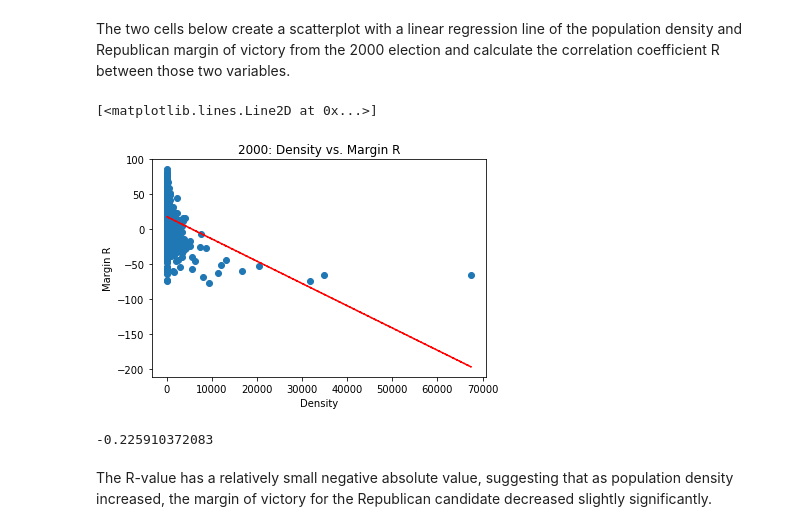
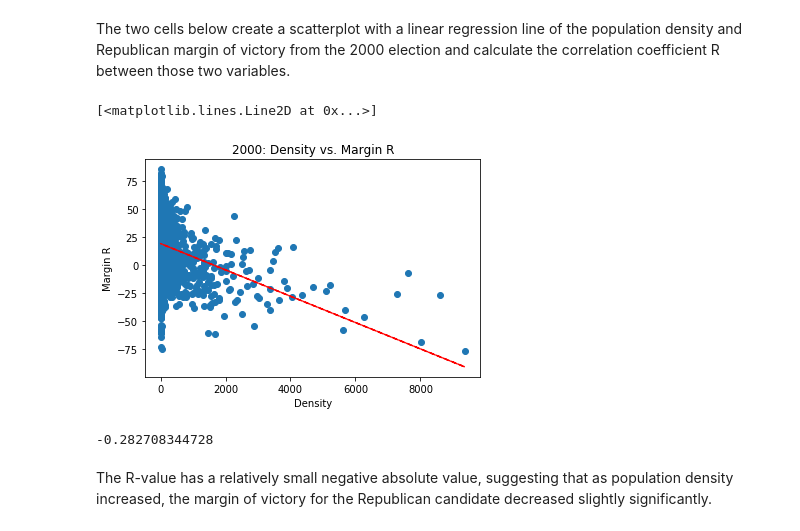
Before and after one commit to GiacomoPuccini/COGS108_Repo, a Jupyter notebook: FinalProject.ipynb, the cells around one changed output. Cells and saved outputs as stored; diff of their text form; code cells hidden in the pictures.

```diff
--- a/FinalProject.ipynb
+++ b/FinalProject.ipynb
@@ -83,6 +83,8 @@ Election Results:
 import numpy as np
 import pandas as pd
 import matplotlib.pyplot as plt
+
+POP_DENSITY_CUTOFF = 10000 #global constant
 # %% [markdown]
 # Data Cleaning
 # %% [markdown]
@@ -337,25 +339,25 @@ First, we decided to analyze the correlation between population density and the
 The two cells below create a scatterplot with a linear regression line of the population density and Republican margin of victory from the 2000 election and calculate the correlation coefficient R between those two variables.
 # %%
 # Make two new lists to plot over x and y axes
-data2000margin = data2000['margin_R']
-data2000density = data2000['density2000']
+data2000margin = data2000.loc[data2000['density2000'] < POP_DENSITY_CUTOFF]['margin_R']
+data2000density = data2000.loc[data2000['density2000'] < POP_DENSITY_CUTOFF]['density2000']
 
 # Make the scatterplot, label it, and include a linear regression line
 corrplot2 = plt.scatter(data2000density, data2000margin)
 plt.xlabel('Density')
 plt.ylabel('Margin R')
 plt.title('2000: Density vs. Margin R')
 z2 = np.polyfit(data2000density, data2000margin, 1)
 p2 = np.poly1d(z2)
 plt.plot(data2000density, p2(data2000density), "r--")
 # %% [output]
 [<matplotlib.lines.Line2D at 0x...>]
-[figure, old version]
+[figure, new version]
 # %%
 R2000_Density = np.corrcoef(x = data2000density, y = data2000margin)
 print(R2000_Density[0][1])
 # %% [output]
--0.225910372083
+-0.282708344728
 # %% [markdown]
 The R-value has a relatively small negative absolute value, suggesting that as population density increased, the margin of victory for the Republican candidate decreased slightly significantly.
 # %% [markdown]
```
Also changed, not shown: parts of 7 cells of this notebook.
